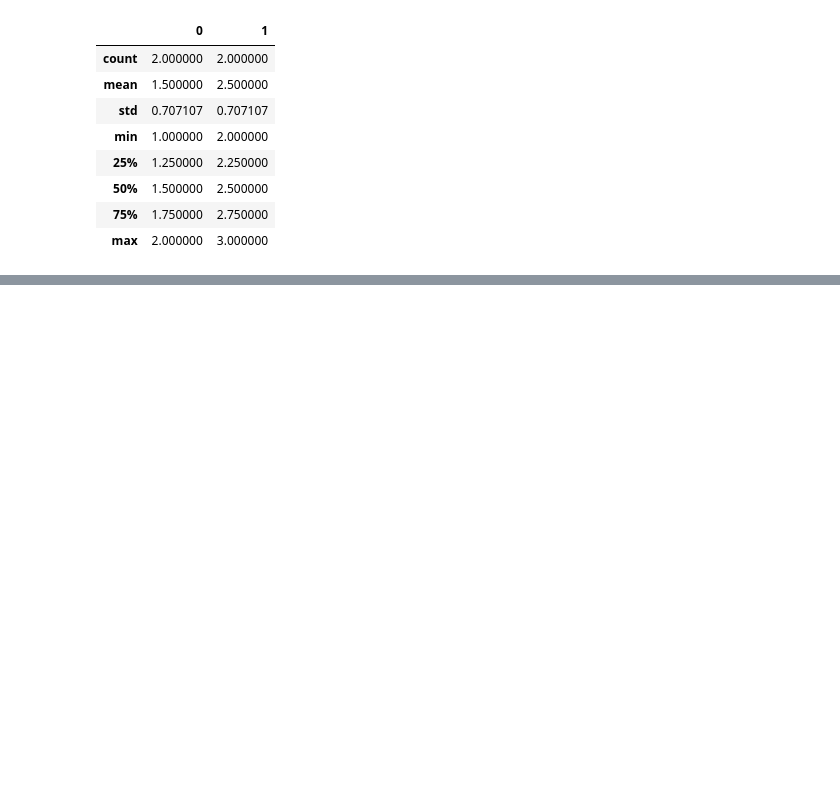
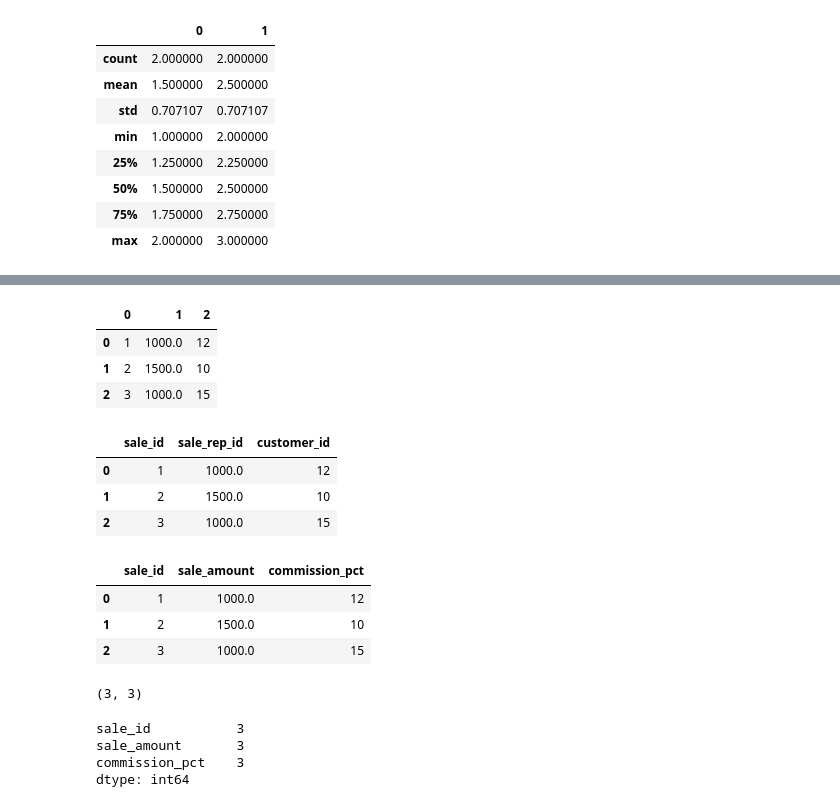
Before and after one commit to itversity/python-for-beginners, a Jupyter notebook: docs/0535 Getting Started with Pandas.ipynb, the cells around one changed output, grey strips where cells are left out. Drawn from its saved outputs; the diff is of its cells as text; code cells hidden in the pictures; blank space fills up the shorter version.

```diff
--- a/docs/0535 Getting Started with Pandas.ipynb
+++ b/docs/0535 Getting Started with Pandas.ipynb
@@ -25,0 +132,19 @@ pd.DataFrame([[1, 2], [2, 3]]).describe()
+# %%
+# Create Pandas Dataframe using list of tuples
+sales = [(1, 1000.00, 12), (2, 1500.00, 10), (3, 1000.00, 15)]
+# %%
+sales_df = pd.DataFrame(sales)
+# %%
+sales_df
+# %% [output]
+|  | 0 | 1 | 2 |
+| 0 | 1 | 1000.0 | 12 |
+| 1 | 2 | 1500.0 | 10 |
+| 2 | 3 | 1000.0 | 15 |
+# %%
+pd.DataFrame(sales, columns=['sale_id', 'sale_rep_id', 'customer_id'])
+# %% [output]
+|  | sale_id | sale_rep_id | customer_id |
+| 0 | 1 | 1000.0 | 12 |
+| 1 | 2 | 1500.0 | 10 |
+| 2 | 3 | 1000.0 | 15 |
@@ -25,0 +160,20 @@ pd.DataFrame([[1, 2], [2, 3]]).describe()
+# %%
+sales_df
+# %% [output]
+|  | sale_id | sale_amount | commission_pct |
+| 0 | 1 | 1000.0 | 12 |
+| 1 | 2 | 1500.0 | 10 |
+| 2 | 3 | 1000.0 | 15 |
+# %%
+# Number of columns and rows in Pandas Dataframe
+sales_df.shape
+# %% [output]
+(3, 3)
+# %%
+# Using `count` and `describe`
+sales_df.count()
+# %% [output]
+sale_id           3
+sale_amount       3
+commission_pct    3
+dtype: int64
```
Also changed, not shown: parts of 20 cells of this notebook, 2 other files.
